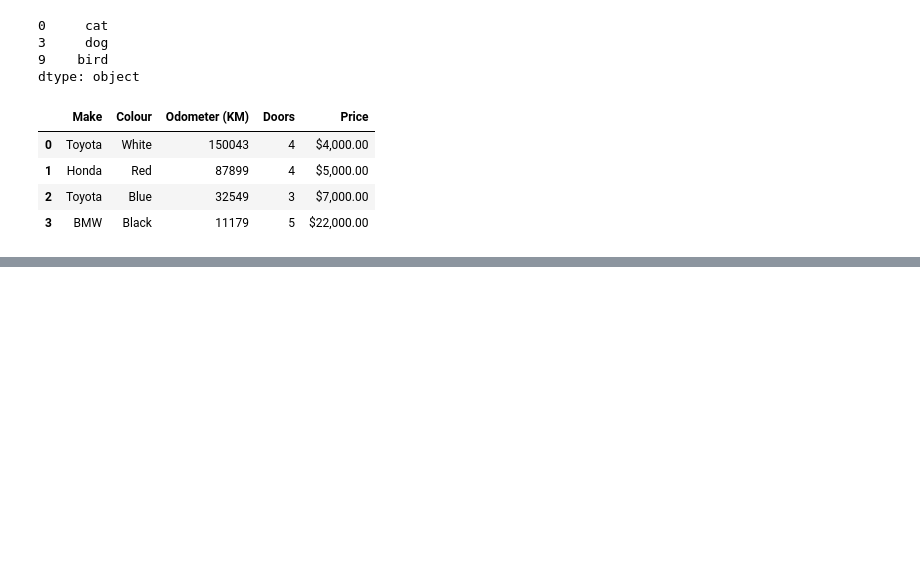
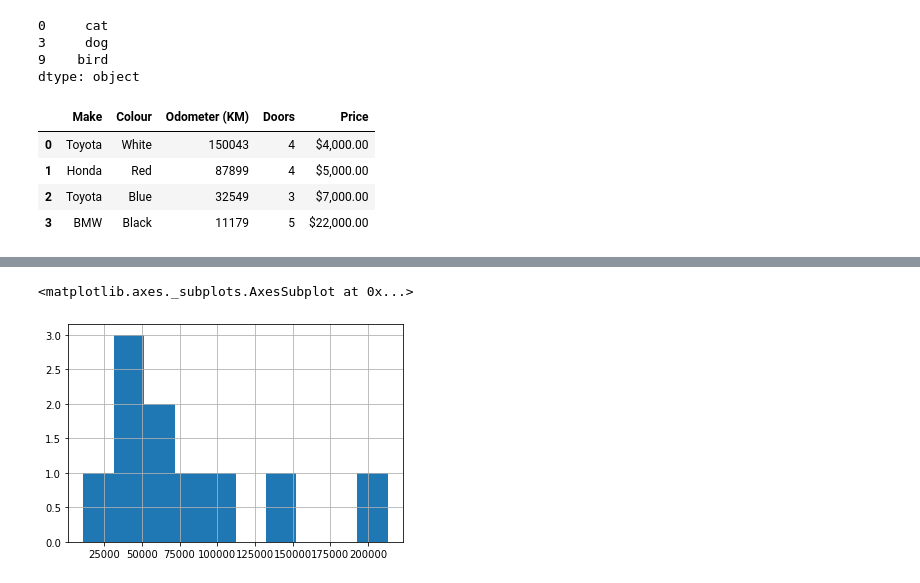
Before and after one commit to IanSeng/MachineLearning, a Jupyter notebook: ml-course/learn-pandas/introduction-to-pandas.ipynb, the cells around one changed output, grey strips where cells are left out. Saved outputs shown, nothing was run; the diff lists cells and outputs as text; code cells hidden in the pictures; blank space fills up the shorter version.

```diff
--- a/ml-course/learn-pandas/introduction-to-pandas.ipynb
+++ b/ml-course/learn-pandas/introduction-to-pandas.ipynb
@@ -297,0 +398,6 @@ car_sales.loc[:3]
+# %%
+# [hist()] to use histogram to see the distribution of the data, aka spread of the data
+car_sales["Odometer (KM)"].hist()
+# %% [output]
+<matplotlib.axes._subplots.AxesSubplot at 0x...>
+[figure, added]
```
Also changed, not shown: parts of 44 cells of this notebook, 2 other files.
